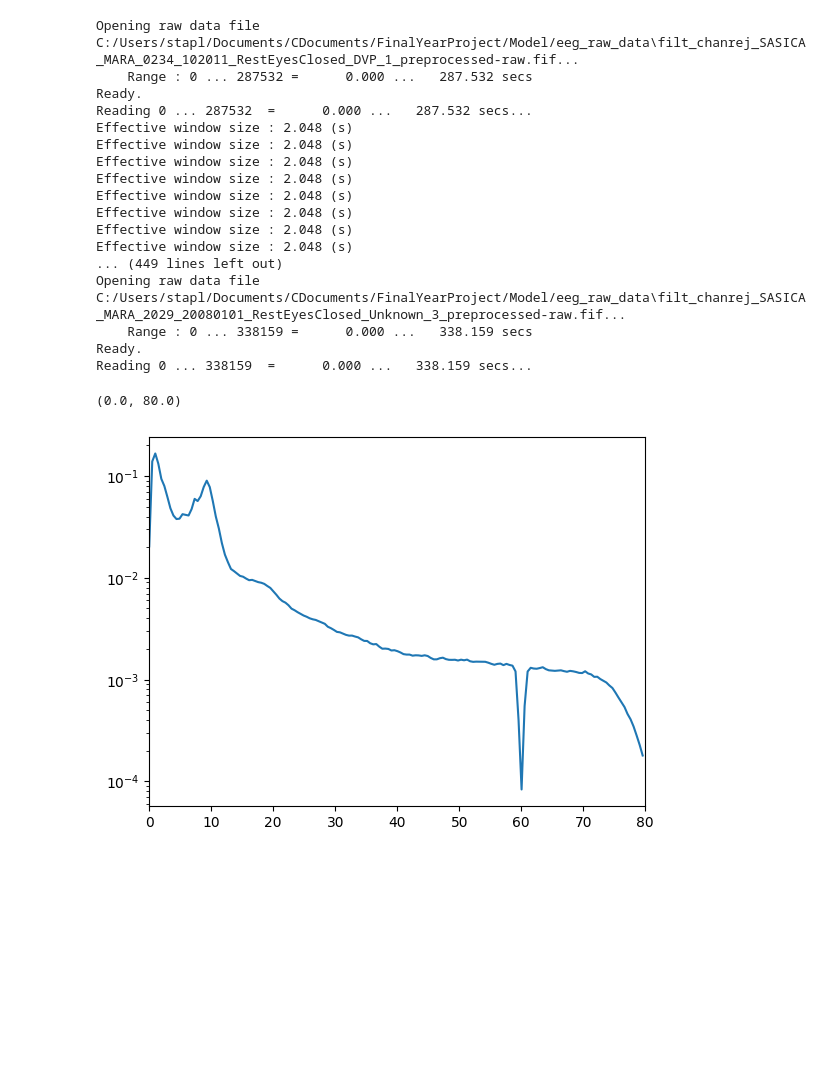
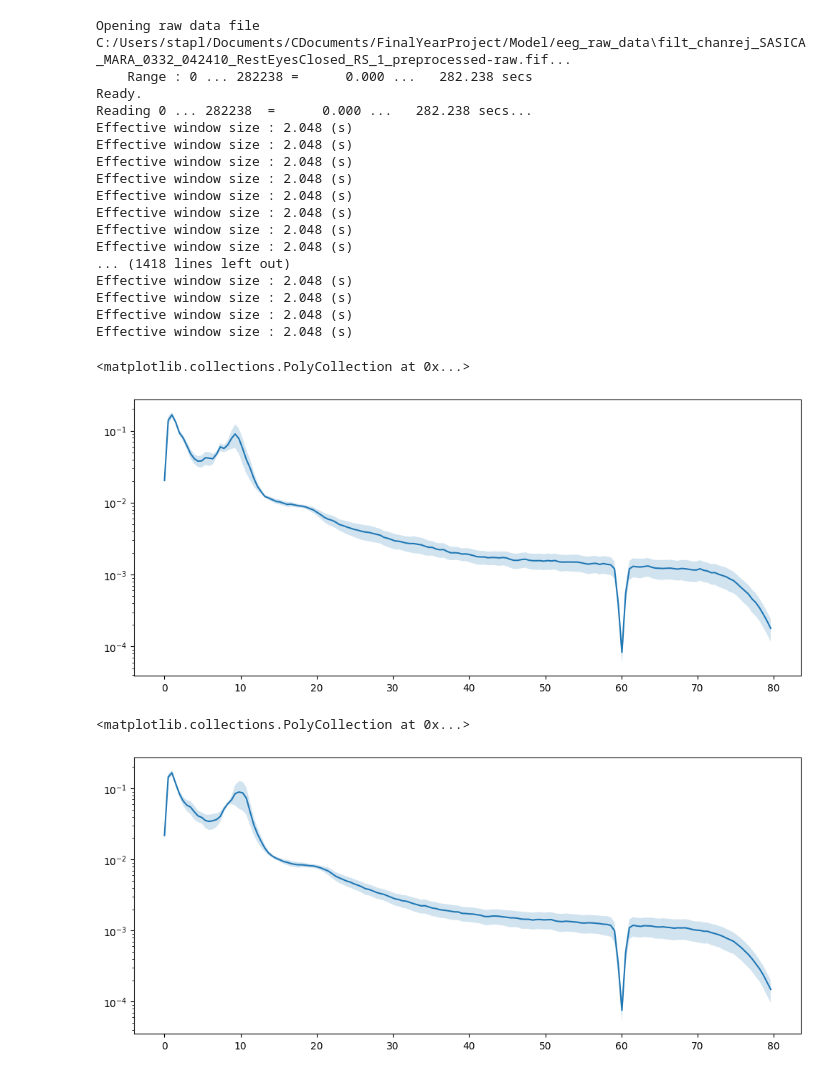
Before and after one commit to emias12/FinalYearProject, a Jupyter notebook: psdplot.ipynb, the cells around one changed output. Cells and saved outputs as stored; diff of their text form; code cells hidden in the pictures; blank space fills up the shorter version.

Commit message:
Added code to generate box plots

```diff
--- a/psdplot.ipynb
+++ b/psdplot.ipynb
@@ -35,7 +35,7 @@ def gen_emp_psd(eeg_freq):
 
         # Add filter here, depending on which subject group you want to generate the PSD for
         # Make sure to change the name saved too
-        if (subject_id) in schizophrenia_subjects:
+        if (subject_id) in healthy_controls:
             continue  # Skip to next iteration
 
         eeg_path = os.path.join(eeg_raw_data_dir, filename)
@@ -82,15 +82,15 @@ def gen_emp_psd(eeg_freq):
     emp_psd = np.stack(list(all_channels_psds.values()))
 
     # Save the average spectrum
-    np.save("emp_spec_control.npy", emp_psd)
+    np.save("emp_spec_schiz.npy", emp_psd)
     return freqs
 # %%
 freqs = gen_emp_psd(1000)
 # %% [output]
-Opening raw data file C:/Users/stapl/Documents/CDocuments/FinalYearProject/Model/eeg_raw_data\filt_chanrej_SASICA_MARA_0234_102011_RestEyesClosed_DVP_1_preprocessed-raw.fif...
-    Range : 0 ... 287532 =      0.000 ...   287.532 secs
+Opening raw data file C:/Users/stapl/Documents/CDocuments/FinalYearProject/Model/eeg_raw_data\filt_chanrej_SASICA_MARA_0332_042410_RestEyesClosed_RS_1_preprocessed-raw.fif...
+    Range : 0 ... 282238 =      0.000 ...   282.238 secs
 Ready.
-Reading 0 ... 287532  =      0.000 ...   287.532 secs...
+Reading 0 ... 282238  =      0.000 ...   282.238 secs...
 Effective window size : 2.048 (s)
 Effective window size : 2.048 (s)
 Effective window size : 2.048 (s)
@@ -99,21 +99,40 @@ Effective window size : 2.048 (s)
 Effective window size : 2.048 (s)
 Effective window size : 2.048 (s)
 Effective window size : 2.048 (s)
-... (449 lines left out)
-Opening raw data file C:/Users/stapl/Documents/CDocuments/FinalYearProject/Model/eeg_raw_data\filt_chanrej_SASICA_MARA_2029_20080101_RestEyesClosed_Unknown_3_preprocessed-raw.fif...
-    Range : 0 ... 338159 =      0.000 ...   338.159 secs
-Ready.
-Reading 0 ... 338159  =      0.000 ...   338.159 secs...
+... (1418 lines left out)
+Effective window size : 2.048 (s)
+Effective window size : 2.048 (s)
+Effective window size : 2.048 (s)
+Effective window size : 2.048 (s)
 # %%
-schiz_spec_schiz = np.load("emp_spec_schiz.npy")
+emp_spec_schiz = np.load("emp_spec_schiz.npy")
+emp_spec_control = np.load("emp_spec_control.npy")
-# %%
-import matplotlib.pyplot as plt
-
-plt.semilogy(freqs, schiz_spec_schiz.mean(axis=0))
-plt.xlim([0, 80])
-# %% [output]
-(0.0, 80.0)
-[figure, removed]
+# %%
+import matplotlib.pyplot as plt
+
+# Calculate mean and standard deviation
+mean_spectrum = emp_spec_schiz.mean(axis=0)
+std_spectrum = emp_spec_schiz.std(axis=0)
+
+plt.figure(figsize=(12, 5))
+
+plt.semilogy(freqs, mean_spectrum, label='Mean Spectrum')
+plt.fill_between(freqs, mean_spectrum - std_spectrum, mean_spectrum + std_spectrum, alpha=0.2, label='Standard Deviation')
+# %% [output]
+<matplotlib.collections.PolyCollection at 0x...>
+[figure, added]
+# %%
+
+plt.figure(figsize=(12, 5))
+# Calculate mean and standard deviation
+mean_spectrum_control = emp_spec_control.mean(axis=0)
+std_spectrum_control = emp_spec_control.std(axis=0)
+
+plt.semilogy(freqs, mean_spectrum_control, label='Mean Spectrum')
+plt.fill_between(freqs, mean_spectrum_control - std_spectrum_control, mean_spectrum_control + std_spectrum_control, alpha=0.2, label='Standard Deviation')
+# %% [output]
+<matplotlib.collections.PolyCollection at 0x...>
+[figure, added]
 # %%
 %run Jansen_And_Rit.py
 x1, x2, x3, V_T_sim = run_jansen_and_rit(6, 33, 181, 50, 33, 24, 0.86683738581593, 0.5852094063636971, 0.07176133509757855, 0.05239191241809195, 0.06200735558239091)
```
Also changed, not shown: parts of 2 cells of this notebook, 6 other files.
